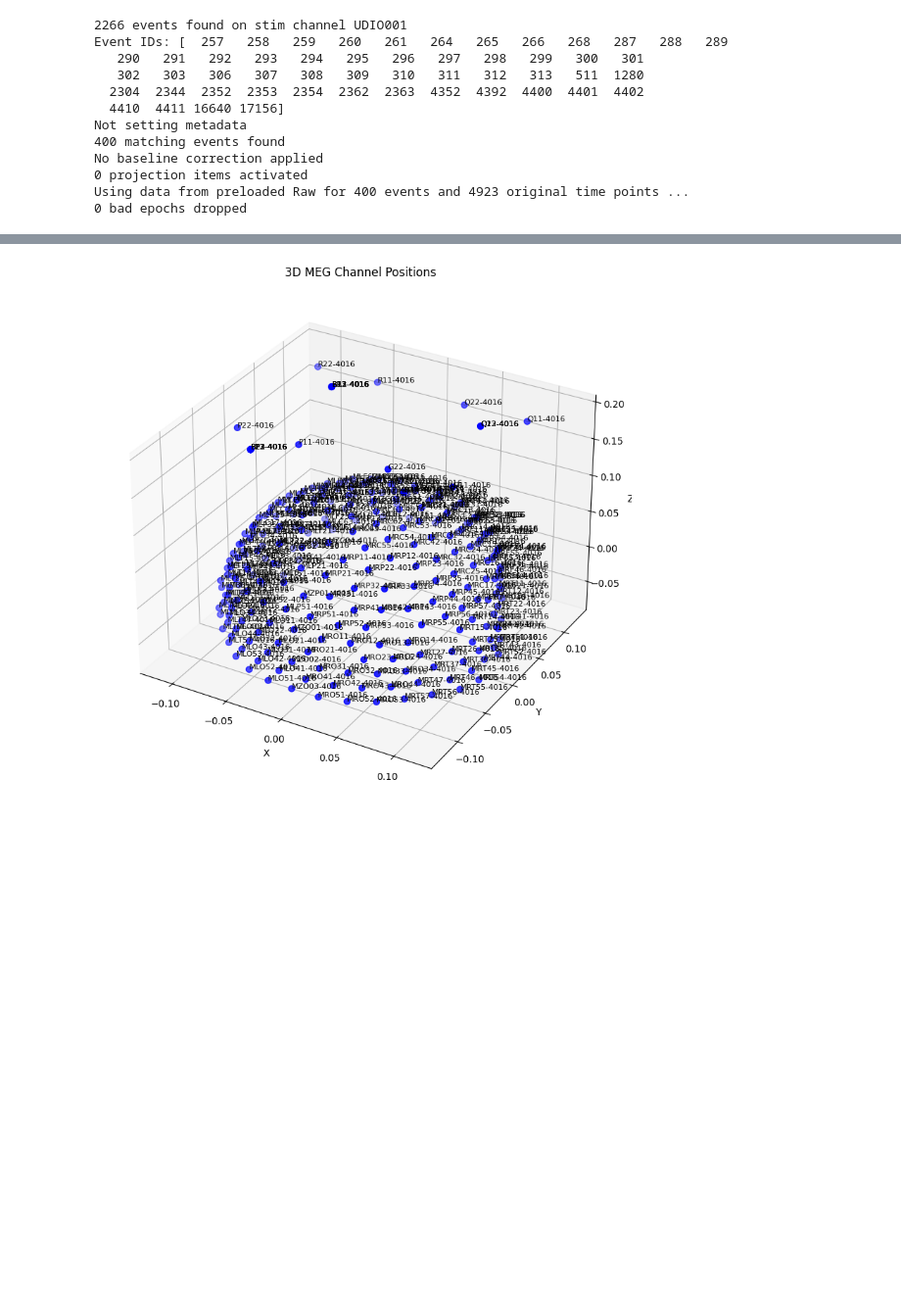
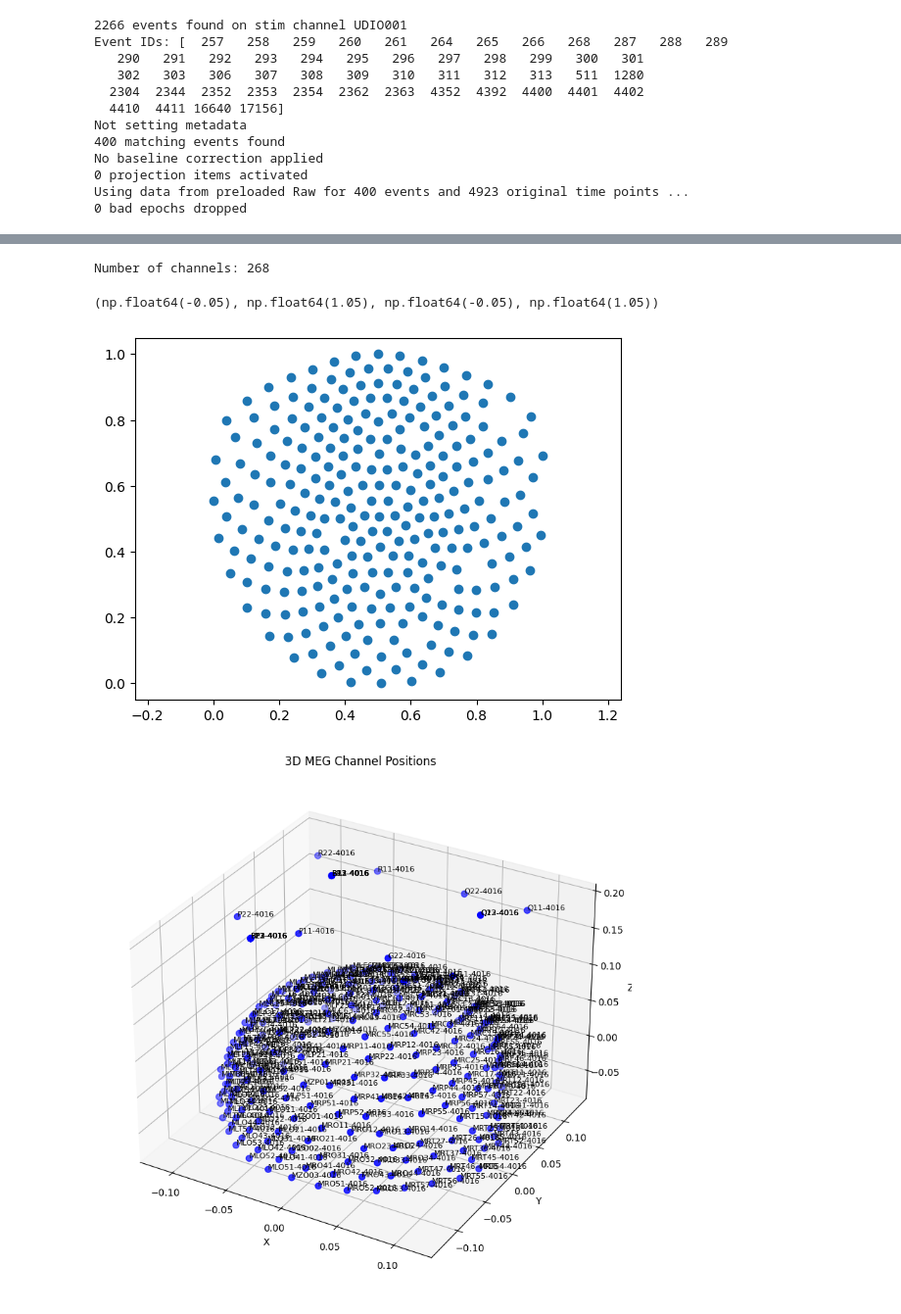
Before and after one commit to GustavKS/BrainDecoding, a Jupyter notebook: notebooks/finale.ipynb, the cells around one changed output, grey strips where cells are left out. Shown at 98% size. Drawn from its saved outputs; the diff is of its cells as text; code cells hidden in the pictures; blank space fills up the shorter version.

```diff
--- a/notebooks/finale.ipynb
+++ b/notebooks/finale.ipynb
@@ -144,3 +163,18 @@ plt.show()
+# %%
+layout_ch_names = set(layout.names)
+picked_ch_names = [raw.ch_names[i] for i in picks]
+matching_chs = [i for i in picks if raw.ch_names[i] in layout_ch_names]
+# This excludes ref channels:
+picks = mne.pick_types(raw.info, meg=True, ref_meg=False)
+print(f'Number of channels: {len(picks)}')
+# %% [output]
+Number of channels: 268
+# %%
+plt.plot(loc[:, 0], loc[:, 1], 'o')
+plt.axis('equal')
+# %% [output]
+(np.float64(-0.05), np.float64(1.05), np.float64(-0.05), np.float64(1.05))
+[figure, added]
 # %%
 import numpy as np
 import matplotlib.pyplot as plt
```
Also changed, not shown: parts of 4 cells of this notebook, 17 other files.
